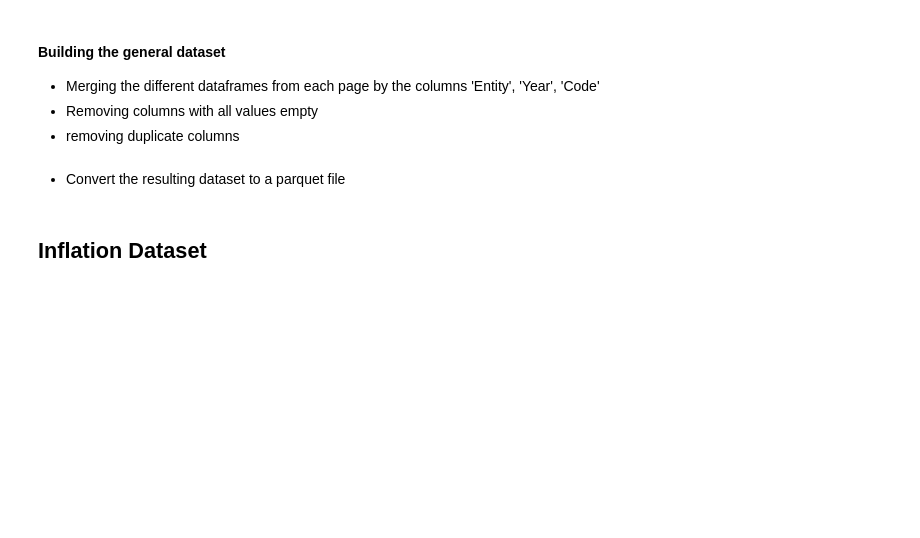
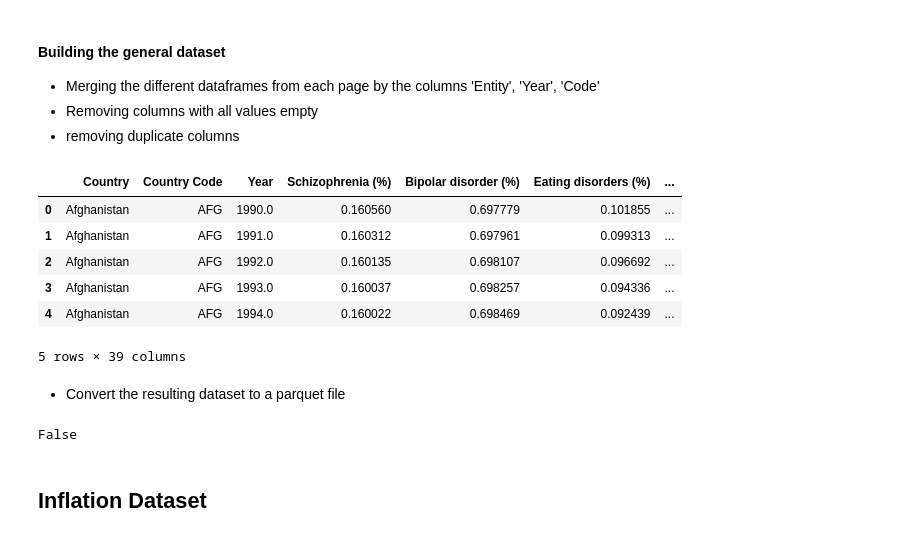
Before and after one commit to Thatch186/BigData, a Jupyter notebook: merge_data.ipynb, the cells around one changed output. Drawn from its saved outputs; the diff is of its cells as text; code cells hidden in the pictures; blank space fills up the shorter version.

```diff
--- a/merge_data.ipynb
+++ b/merge_data.ipynb
@@ -36,30 +55,41 @@ for page_name in xls_file.sheet_names:
 - Removing columns with all values empty
 - removing duplicate columns
 # %%
-merged_df = page_list[0]
+merged_mh = page_list[0]
 for i in range(1, len(page_list)):
-    merged_df = pd.merge(
-        merged_df,
+    merged_mh = pd.merge(
+        merged_mh,
         page_list[i],
         on=['Entity', 'Year', 'Code'],
         how='outer',
         suffixes=('_left', '_right')
     )
 
-merged_df = merged_df.loc[:, ~merged_df.columns.duplicated()]
-merged_df = merged_df.dropna(axis=1, how='all')
-merged_df.to_csv('merged_dataset.csv', index=False)
-merged_df.head()
+merged_mh = merged_mh.rename(columns={'Entity': 'Country', 'Code': 'Country Code'})
+merged_mh = merged_mh.loc[:, ~merged_mh.columns.duplicated()]
+merged_mh = merged_mh.dropna(axis=1, how='all')
+merged_mh.to_csv('merged_health.csv', index=False)
+merged_mh.head()
+# %% [output]
+|  | Country | Country Code | Year | Schizophrenia (%) | Bipolar disorder (%) | Eating disorders (%) | ... |
+| 0 | Afghanistan | AFG | 1990.0 | 0.160560 | 0.697779 | 0.101855 | ... |
+| 1 | Afghanistan | AFG | 1991.0 | 0.160312 | 0.697961 | 0.099313 | ... |
+| 2 | Afghanistan | AFG | 1992.0 | 0.160135 | 0.698107 | 0.096692 | ... |
+| 3 | Afghanistan | AFG | 1993.0 | 0.160037 | 0.698257 | 0.094336 | ... |
+| 4 | Afghanistan | AFG | 1994.0 | 0.160022 | 0.698469 | 0.092439 | ... |
+5 rows × 39 columns
 # %% [markdown]
 - Convert the resulting dataset to a parquet file
 # %%
 
 # Use ParquetDataset to read in all of the files as a single dataset
-merged_df.to_parquet('my_data.parquet.gzip', compression='gzip')
+merged_mh.to_parquet('my_data.parquet.gzip', compression='gzip')
 
-parquet_df = pd.read_parquet('my_data.parquet.gzip')
-parquet_df.head()
-parquet_df.equals(merged_df)
+parquet_mh_df = pd.read_parquet('my_data.parquet.gzip')
+parquet_mh_df.head()
+parquet_mh_df.equals(merged_mh)
+# %% [output]
+False
 # %% [markdown]
 ## Inflation Dataset
 # %%
```
Also changed, not shown: parts of 5 cells of this notebook.
